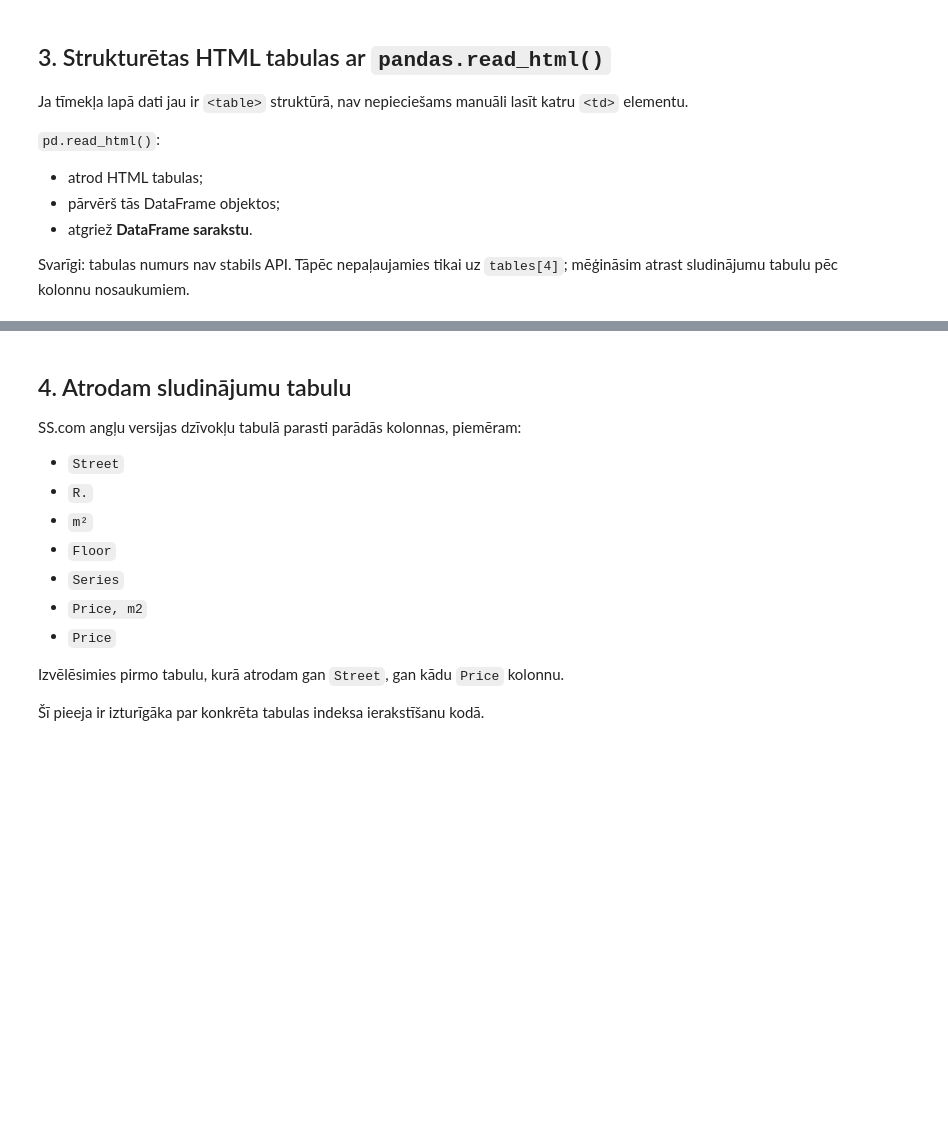
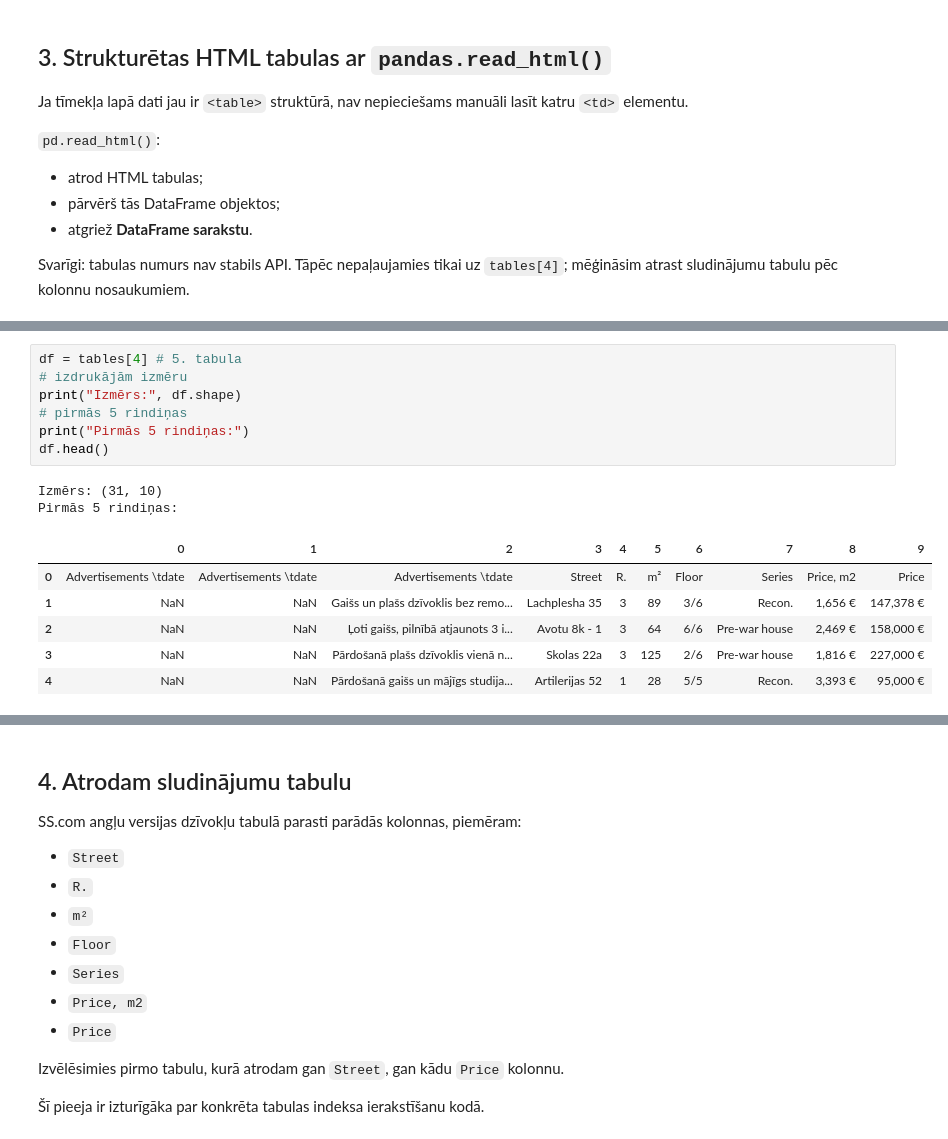
Before and after one commit to ValRCS/RTU_BDAA_Course_2026, a Jupyter notebook: notebooks/lecture_06_web_scraping/06_02_apartment_scraping.ipynb, the cells around one changed output, grey strips where cells are left out. Cells and saved outputs as stored; diff of their text form; blank space fills up the shorter version.

```diff
--- a/notebooks/lecture_06_web_scraping/06_02_apartment_scraping.ipynb
+++ b/notebooks/lecture_06_web_scraping/06_02_apartment_scraping.ipynb
@@ -180,0 +229,16 @@ for i, table in enumerate(tables):
+# %%
+df = tables[4] # 5. tabula
+# izdrukājām izmēru
+print("Izmērs:", df.shape)
+# pirmās 5 rindiņas
+print("Pirmās 5 rindiņas:")
+df.head()
+# %% [output]
+Izmērs: (31, 10)
+Pirmās 5 rindiņas:
+|  | 0 | 1 | 2 | 3 | 4 | 5 | 6 | 7 | 8 | 9 |
+| 0 | Advertisements \tdate | Advertisements \tdate | Advertisements \tdate | Street | R. | m² | Floor | Series | Price, m2 | Price |
+| 1 | NaN | NaN | Gaišs un plašs dzīvoklis bez remo... | Lachplesha 35 | 3 | 89 | 3/6 | Recon. | 1,656 € | 147,378 € |
+| 2 | NaN | NaN | Ļoti gaišs, pilnībā atjaunots 3 i... | Avotu 8k - 1 | 3 | 64 | 6/6 | Pre-war house | 2,469 € | 158,000 € |
+| 3 | NaN | NaN | Pārdošanā plašs dzīvoklis vienā n... | Skolas 22a | 3 | 125 | 2/6 | Pre-war house | 1,816 € | 227,000 € |
+| 4 | NaN | NaN | Pārdošanā gaišs un mājīgs studija... | Artilerijas 52 | 1 | 28 | 5/5 | Recon. | 3,393 € | 95,000 € |
```
Also changed, not shown: parts of 29 cells of this notebook.
